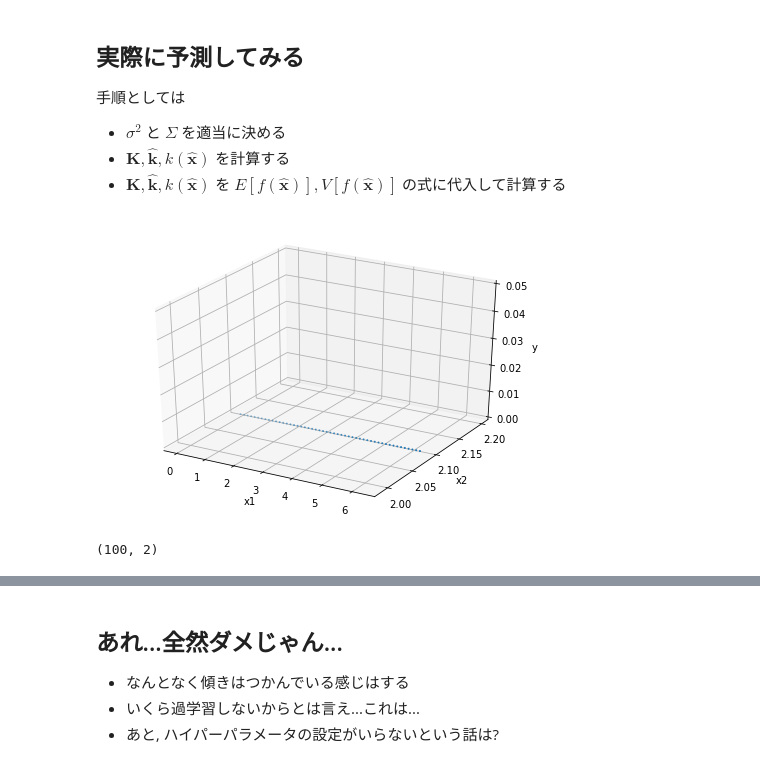
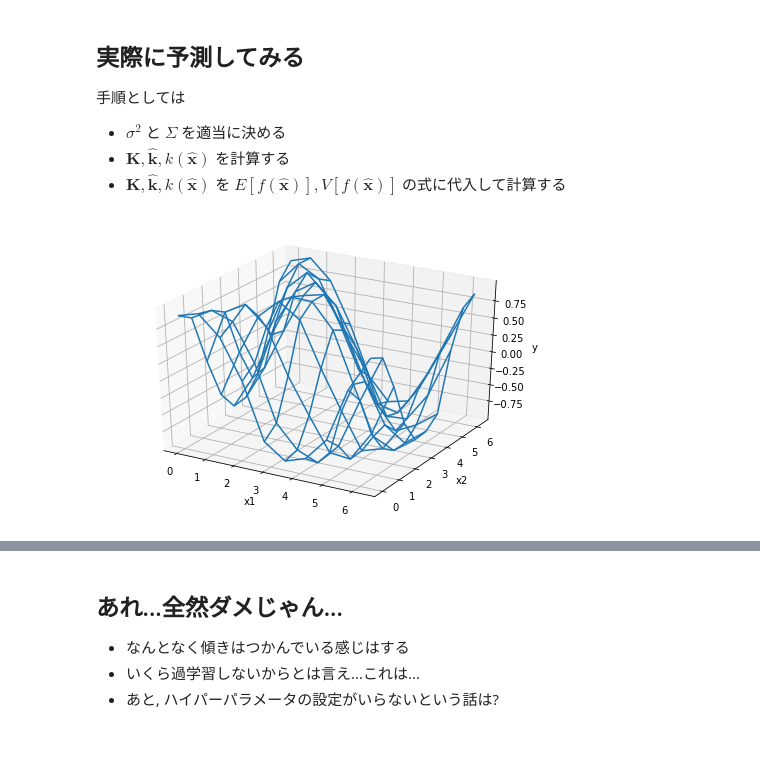
Before and after one commit to uema/gp-scratch, a Jupyter notebook: derivation.ipynb, the cells around one changed output, grey strips where cells are left out. Saved outputs shown, nothing was run; the diff lists cells and outputs as text; code cells hidden in the pictures.

```diff
--- a/derivation.ipynb
+++ b/derivation.ipynb
@@ -368,47 +373,41 @@ $$
 # %%
 """
 (1) 学習データを生成
 """
 np.random.seed(1)
 N = 10
 x1, x2 = np.meshgrid(np.linspace(0, 2*np.pi, N), np.linspace(0, 2*np.pi, N))
-x1, x2 = x1.ravel(), x2.ravel()
-X = np.array([x1,x2]).T # (N, D) の行列
+X = np.array([x1.ravel(), x2.ravel()]).T # (N, D) の行列
 t = lambda x1,x2, ep : (np.sin(x1+np.cos(x2)+np.random.normal(0,ep,x1.shape[0])))
-y = t(x1, x2, 0.1) #.(N,)のベクトル
+y = t(X[:,0], X[:,1], 0.1) #.(N,)のベクトル
+
 """
 (2) ハイパーパラメータを定義
 """
 sig2 = 1
 S = 1*np.eye(X.shape[1],X.shape[1]) # (D, D) の行列
 
-
 """
 (3) 予測用データを生成
 ・今回の入力Xは二次元のデータなので, 可視化がややこしい
 ・二次元のうち, 片方の値を固定することで, その時の期待値と分散を平面で表現できる
 """
+Nh = 50
+xh1, xh2 = np.meshgrid(np.linspace(0, 2*np.pi, Nh), np.linspace(0, 2*np.pi, Nh))
+Xh = np.array([xh1.ravel(), xh2.ravel()]).T # (N, D) の行列
 
-Nh = 50
-Xh = np.array([np.linspace(0, 2*np.pi, Nh), x2[30]*np.ones(Nh)]).T
-#xh1, xh2 = np.meshgrid(np.linspace(0, 2*np.pi, Nh), np.linspace(0, 2*np.pi, Nh))
-#xh1, xh2 = xh1.ravel(), xh2.ravel()
-#Xh = np.array([xh1,xh2]).T # (N, D) の行列
-
+"""
+(4) 教師データを可視化
+"""
 fig = plt.figure()
 ax = Axes3D(fig)
-#ax.plot_wireframe(xr1, xr2, y.reshape(xr1.shape))
-ax.scatter3D(Xh[:,0], Xh[:,1], 0, s=1)
+ax.plot_wireframe(x1, x2, y.reshape(x1.shape))
 ax.set_xlabel("x1")
 ax.set_ylabel("x2")
 ax.set_zlabel("y")
-ax.set_zlim(0,0.05)
 plt.show()
-
-X.shape
 # %% [output]
-[figure, old version]
+[figure, new version]
-(100, 2)
 # %%
 """
 計算
```
Also changed, not shown: parts of 21 cells of this notebook.
